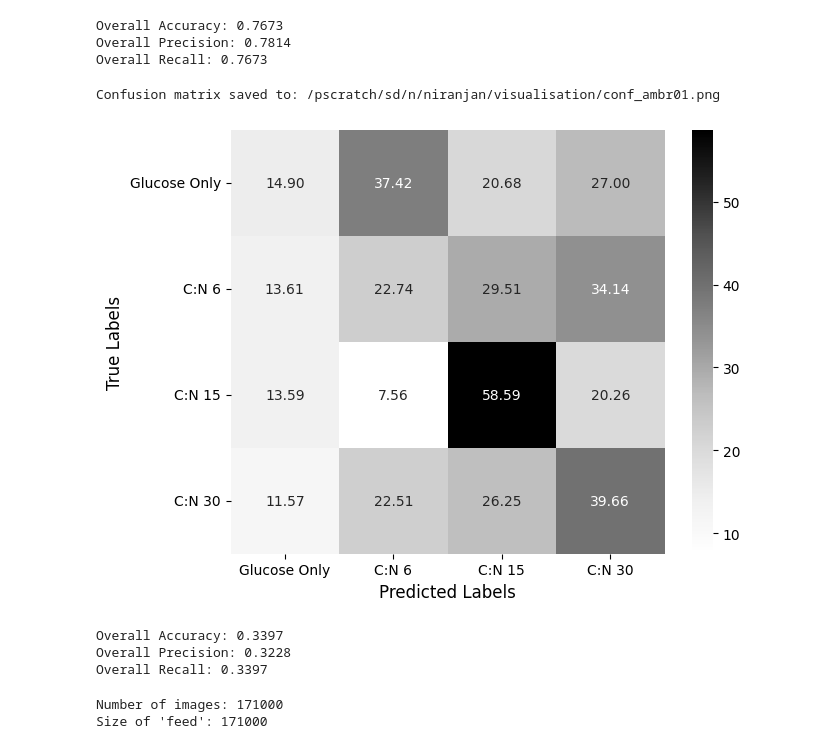
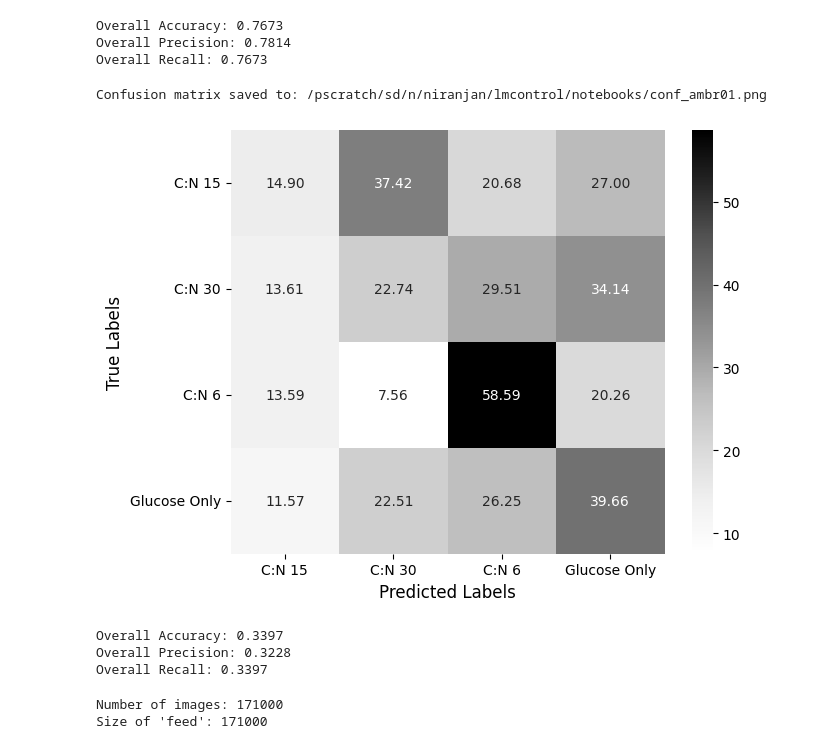
Before and after one commit to lbl-cbg/lmcontrol, a Jupyter notebook: notebooks/runs.ipynb, the cells around one changed output. Cells and saved outputs as stored; diff of their text form; code cells hidden in the pictures.

```diff
--- a/notebooks/runs.ipynb
+++ b/notebooks/runs.ipynb
@@ -696,7 +753,7 @@ def plot_confusion_matrix(npz_file_path, custom_labels, save_name=None):
 npz_file_path = "/pscratch/sd/n/niranjan/output/prediction_10_18_00_00.npz"
 
 # Custom labels to replace 0, 1, 2, etc.
-custom_labels = ['Control', 'Temp Shift', 'DO saturation']  # Replace with your actual labels
+custom_labels = ['Control',  'DO saturation', 'Temp Shift']  # Replace with your actual labels
 
 # Custom name for the saved confusion matrix image
 save_name = "conf_ABF_FA_ambr01.png"
@@ -841,7 +898,7 @@ def plot_confusion_matrix(npz_file_path, custom_labels, save_name=None):
 npz_file_path = "/pscratch/sd/n/niranjan/output/ambr03/prediction_10_18_03_00.npz"
 
 # Custom labels to replace 0, 1, 2, etc.
-custom_labels = ['C:N 6', 'C:N 15', 'C:N 30']  # Replace with your actual labels
+custom_labels = ['C:N 15', 'C:N 30', 'C:N 6']  # Replace with your actual labels
 
 # Custom name for the saved confusion matrix image
 save_name = "conf_ambr03.png"
@@ -966,36 +1023,36 @@ def plot_confusion_matrix(npz_file_path, custom_labels, save_name=None):
     # Save the plot to file in the current working directory if save_name is provided
     if save_name:
         save_path = os.path.join(os.getcwd(), save_name)
         plt.savefig(save_path, dpi=300, bbox_inches='tight')
         print(f"Confusion matrix saved to: {save_path}")
 
     # Show the plot
     plt.show()
 
     # Calculate overall metrics
     accuracy = accuracy_score(true_labels, pred_labels)
     precision = precision_score(true_labels, pred_labels, average='weighted')
     recall = recall_score(true_labels, pred_labels, average='weighted')
 
     # Display overall metrics
     print(f'Overall Accuracy: {accuracy:.4f}')
     print(f'Overall Precision: {precision:.4f}')
     print(f'Overall Recall: {recall:.4f}')
 
 # Path to the NPZ file
 npz_file_path = "/pscratch/sd/n/niranjan/output/prediction_10_18_01_00.npz"
 
 # Custom labels to replace 0, 1, 2, etc.
-custom_labels = ['Glucose Only','C:N 6', 'C:N 15', 'C:N 30']  # Replace with your actual labels
+custom_labels = [ 'C:N 15', 'C:N 30', 'C:N 6','Glucose Only']  # Replace with your actual labels
 
 # Custom name for the saved confusion matrix image
 save_name = "conf_ambr01.png"
 
 # Call the function to plot the confusion matrix, save it, and calculate overall metrics
 plot_confusion_matrix(npz_file_path, custom_labels, save_name)
 # %% [output]
-Confusion matrix saved to: /pscratch/sd/n/niranjan/visualisation/conf_ambr01.png
+Confusion matrix saved to: /pscratch/sd/n/niranjan/lmcontrol/notebooks/conf_ambr01.png
-[figure, old version]
+[figure, new version]
 Overall Accuracy: 0.3397
 Overall Precision: 0.3228
 Overall Recall: 0.3397
```
Also changed, not shown: parts of 8 cells of this notebook.
